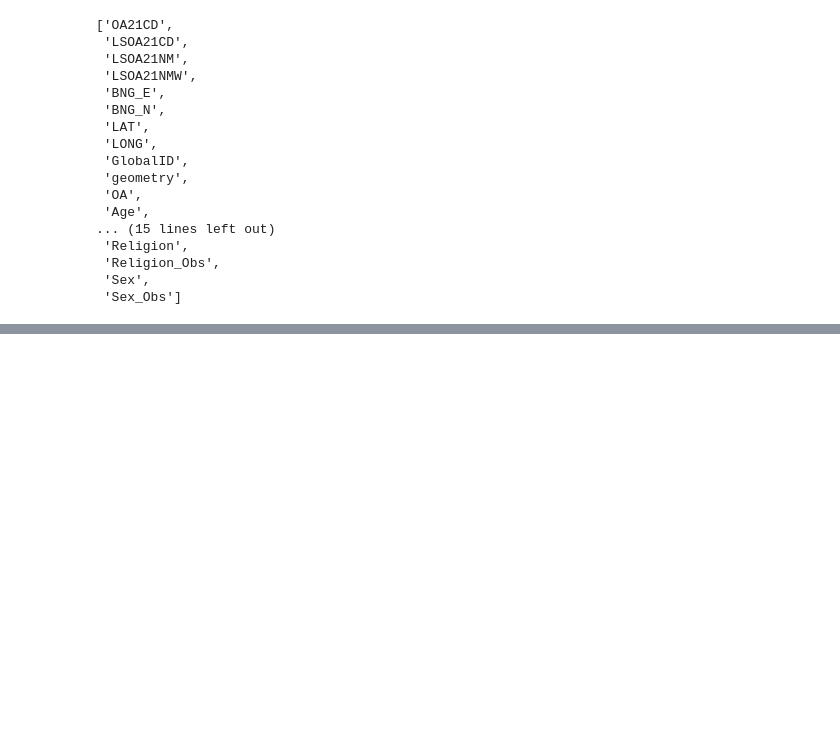
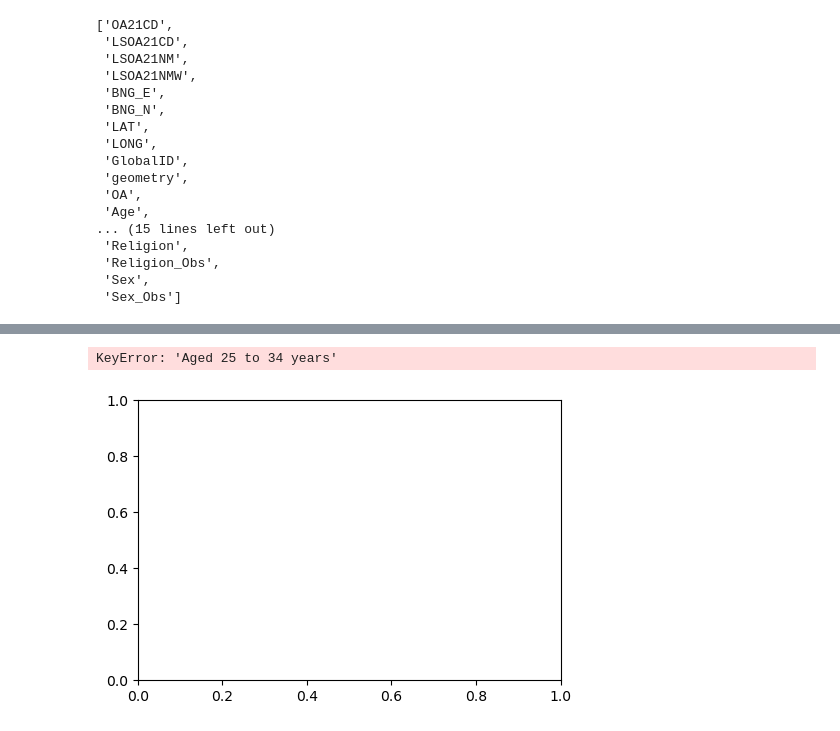
Before and after one commit to beapinol/UrbanAn, a Jupyter notebook: Lab_Six/UA_LabWorkbook_6.2.ipynb, the cells around one changed output, grey strips where cells are left out. Cells and saved outputs as stored; diff of their text form; code cells hidden in the pictures; blank space fills up the shorter version.

```diff
--- a/Lab_Six/UA_LabWorkbook_6.2.ipynb
+++ b/Lab_Six/UA_LabWorkbook_6.2.ipynb
@@ -382,0 +333,20 @@ plt.show()
+# %%
+import matplotlib.pyplot as plt
+
+attributes_to_plot = ['Aged 25 to 34 years',
+                      'Economically active ...',
+                      'F Construction',
+                      'Male']
+
+plt.figure(figsize=(12, 8))
+
+for i, attribute in enumerate(attributes_to_plot, 1):
+    plt.subplot(2, 2, i)
+    sns.histplot(merged_data[attribute].astype(str), kde=True)
+    plt.title(attribute)
+
+plt.tight_layout()
+plt.show()
+# %% [output]
+KeyError: 'Aged 25 to 34 years'
+[figure, added]
```
Also changed, not shown: parts of 27 cells of this notebook, 1 other file.
